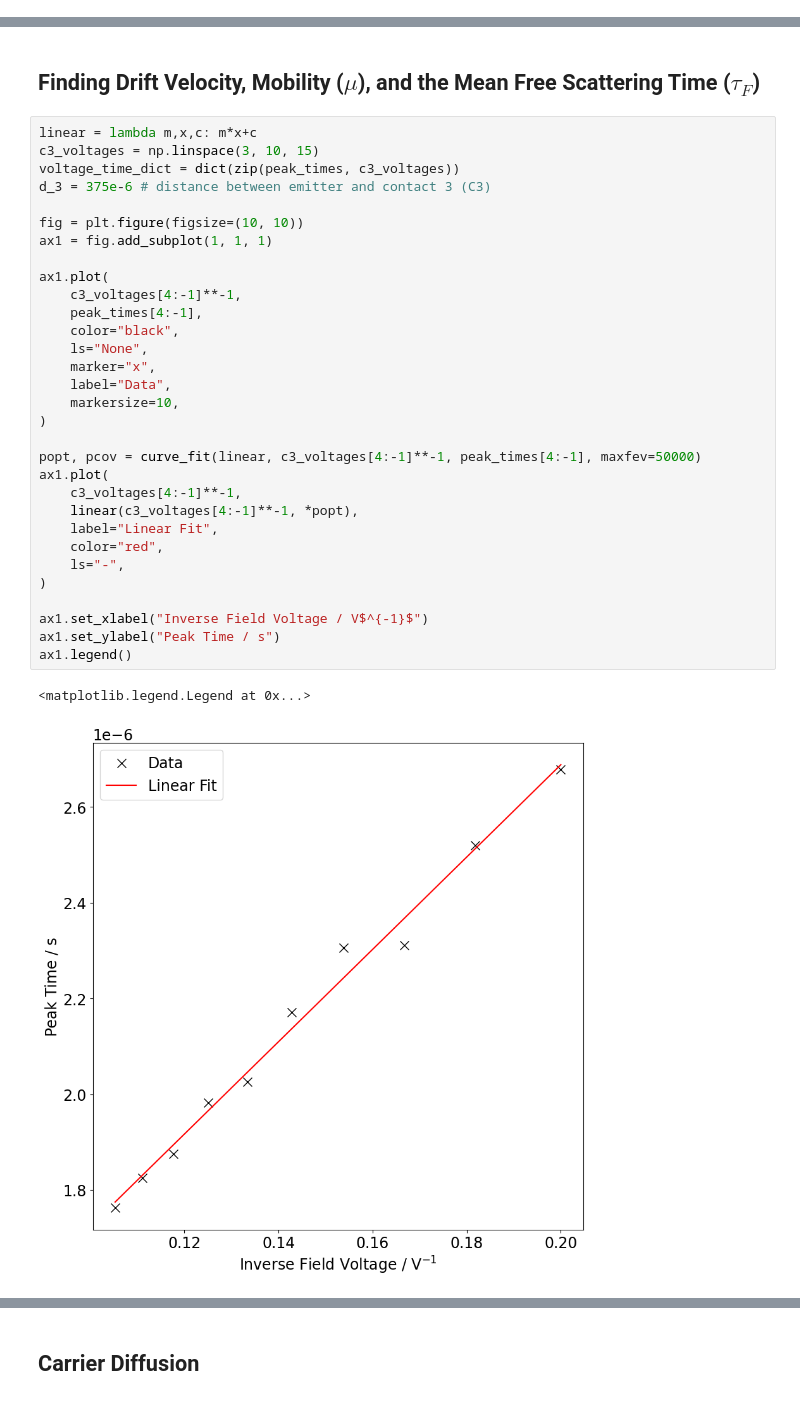
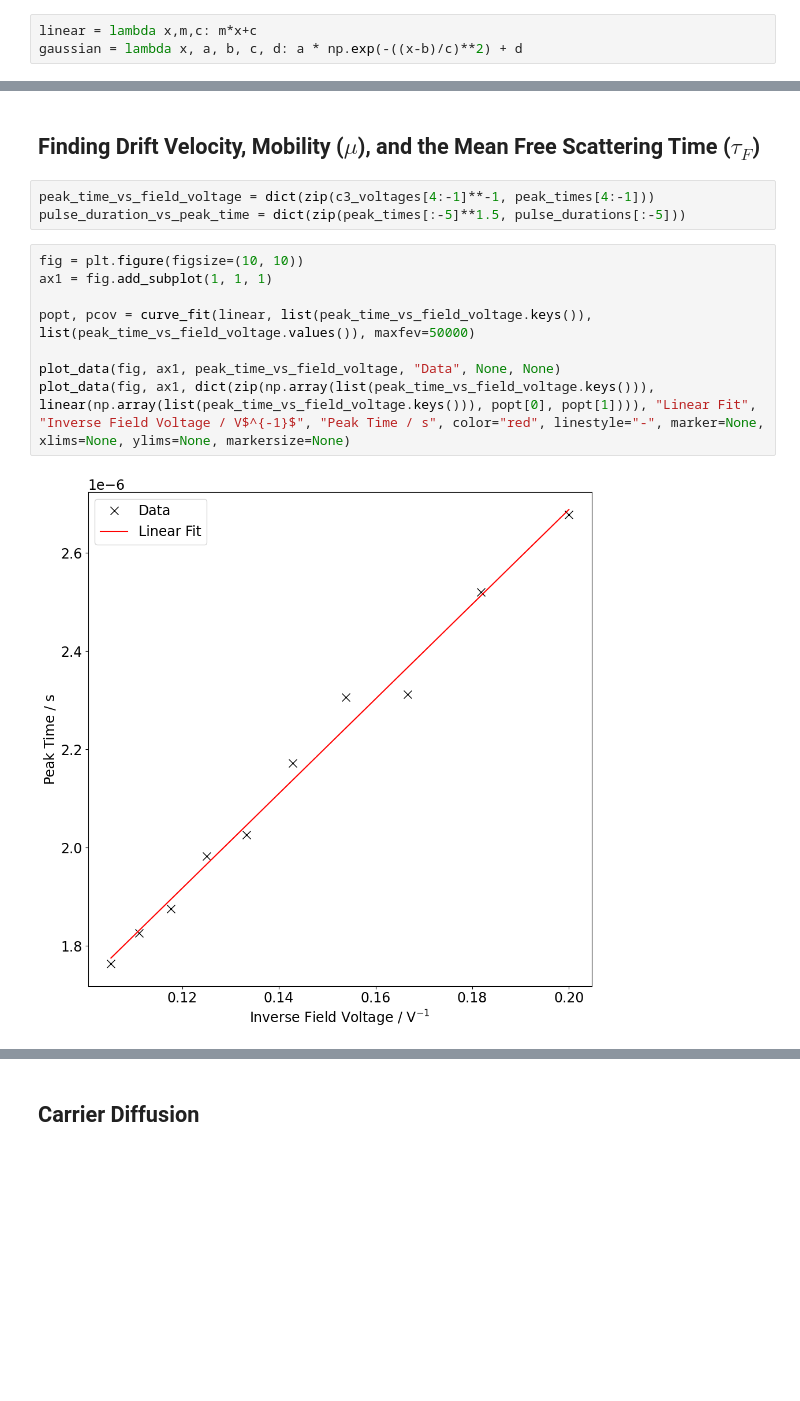
Before and after one commit to tresul03/The-Haynes-Shockley-Experiment-, a Jupyter notebook: src/analysis.ipynb, the cells around one changed output, grey strips where cells are left out. Cells and saved outputs as stored; diff of their text form; blank space fills up the shorter version.

```diff
--- a/src/analysis.ipynb
+++ b/src/analysis.ipynb
@@ -15,3 +14,6 @@ c3_data = {}
 for filename in os.listdir(directory):
     if os.path.isfile(os.path.join(directory, filename)):
         c3_data[filename] = pd.DataFrame(pd.read_csv(os.path.join(directory, filename))).drop(0).reset_index(drop=True).astype(np.float64)
+# %%
+linear = lambda x,m,c: m*x+c
+gaussian = lambda x, a, b, c, d: a * np.exp(-((x-b)/c)**2) + d
@@ -92,37 +96,16 @@ for filename, df in c3_data.items():
 # %% [markdown]
 ## Finding Drift Velocity, Mobility ($\mu$), and the Mean Free Scattering Time ($\tau_{F}$)
-# %%
-linear = lambda m,x,c: m*x+c
-c3_voltages = np.linspace(3, 10, 15)
-voltage_time_dict = dict(zip(peak_times, c3_voltages))
-d_3 = 375e-6 # distance between emitter and contact 3 (C3)
-
-fig = plt.figure(figsize=(10, 10))
-ax1 = fig.add_subplot(1, 1, 1)
-
-ax1.plot(
-    c3_voltages[4:-1]**-1,
-    peak_times[4:-1],
-    color="black",
-    ls="None",
-    marker="x",
-    label="Data",
-    markersize=10,
-)
-
-popt, pcov = curve_fit(linear, c3_voltages[4:-1]**-1, peak_times[4:-1], maxfev=50000)
-ax1.plot(
-    c3_voltages[4:-1]**-1,
-    linear(c3_voltages[4:-1]**-1, *popt),
-    label="Linear Fit",
-    color="red",
-    ls="-",
-)
-
-ax1.set_xlabel("Inverse Field Voltage / V$^{-1}$")
-ax1.set_ylabel("Peak Time / s")
-ax1.legend()
-# %% [output]
-<matplotlib.legend.Legend at 0x...>
-[figure, removed]
+# %%
+peak_time_vs_field_voltage = dict(zip(c3_voltages[4:-1]**-1, peak_times[4:-1]))
+pulse_duration_vs_peak_time = dict(zip(peak_times[:-5]**1.5, pulse_durations[:-5]))
+# %%
+fig = plt.figure(figsize=(10, 10))
+ax1 = fig.add_subplot(1, 1, 1)
+
+popt, pcov = curve_fit(linear, list(peak_time_vs_field_voltage.keys()), list(peak_time_vs_field_voltage.values()), maxfev=50000)
+
+plot_data(fig, ax1, peak_time_vs_field_voltage, "Data", None, None)
+plot_data(fig, ax1, dict(zip(np.array(list(peak_time_vs_field_voltage.keys())), linear(np.array(list(peak_time_vs_field_voltage.keys())), popt[0], popt[1]))), "Linear Fit", "Inverse Field Voltage / V$^{-1}$", "Peak Time / s", color="red", linestyle="-", marker=None, xlims=None, ylims=None, markersize=None)
+# %% [output]
+[figure, added]
 # %%
```
Also changed, not shown: parts of 10 cells of this notebook.
